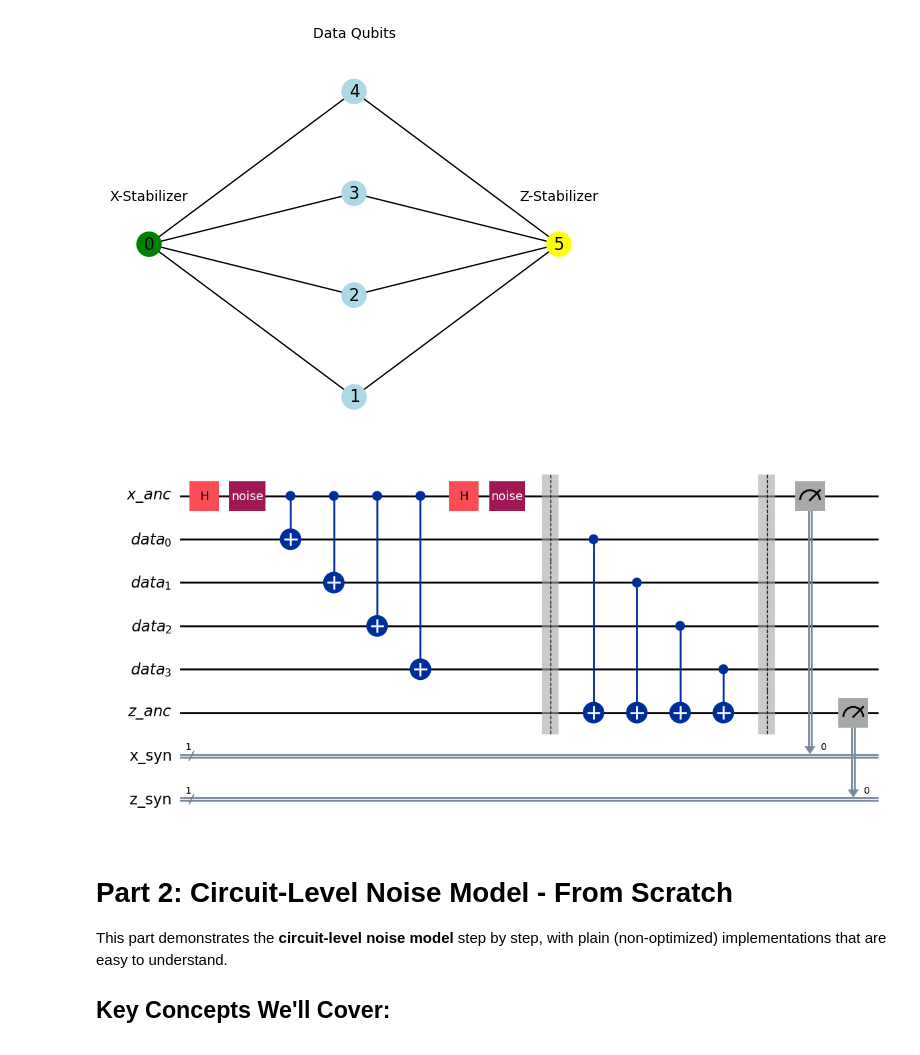
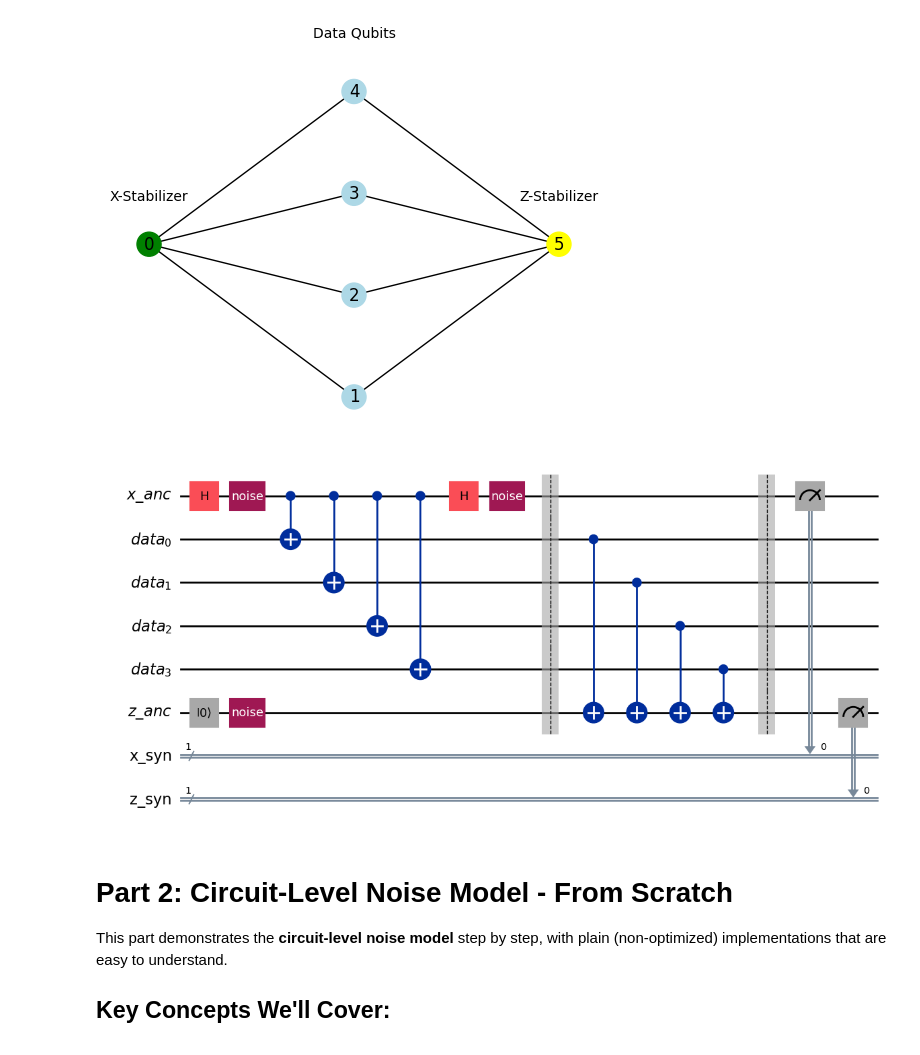
Before and after one commit to michelebanfi/qLDPC-branched-off, a Jupyter notebook: toy_example.ipynb, the cells around one changed output. Saved outputs shown, nothing was run; the diff lists cells and outputs as text; code cells hidden in the pictures.

```diff
--- a/toy_example.ipynb
+++ b/toy_example.ipynb
@@ -122,41 +122,38 @@ data = QuantumRegister(4, 'data')
 x_ancillas = QuantumRegister(1, 'x_anc')
 z_ancillas = QuantumRegister(1, 'z_anc')
 
 x_meas = ClassicalRegister(1, 'x_syn')
 z_meas = ClassicalRegister(1, 'z_syn')
 
 noise_gate = Gate('noise', 1, [])
 idle_gate = Gate('idle', 1, [])
 
 qc = QuantumCircuit(x_ancillas, data, z_ancillas, x_meas, z_meas)
 
-# PrepX + potential Z error after
 qc.h(x_ancillas)
-qc.append(noise_gate, x_ancillas)  # Z error location
+qc.append(noise_gate, x_ancillas)
+qc.reset(z_ancillas)
+qc.append(noise_gate, z_ancillas)
 
-# CNOTs for X-check + two-qubit errors after each
 for i in range(4):
     qc.cx(x_ancillas, data[i])
-    # (Two-qubit error location after each CNOT)
 
-# H before MeasX
 qc.h(x_ancillas)
-qc.append(noise_gate, x_ancillas)  # Z error before MeasX
+qc.append(noise_gate, x_ancillas)
 
 qc.barrier()
 
-# CNOTs for Z-check
 for i in range(4):
     qc.cx(data[i], z_ancillas)
 
 qc.barrier()
 
 qc.measure(x_ancillas, x_meas)
 qc.measure(z_ancillas, z_meas)
 
 circuit_drawer(qc, output="mpl")
 # %% [output]
-[figure, old version]
+[figure, new version]
 # %% [markdown]
 # Part 2: Circuit-Level Noise Model - From Scratch
 
```
Also changed, not shown: parts of 4 cells of this notebook.
